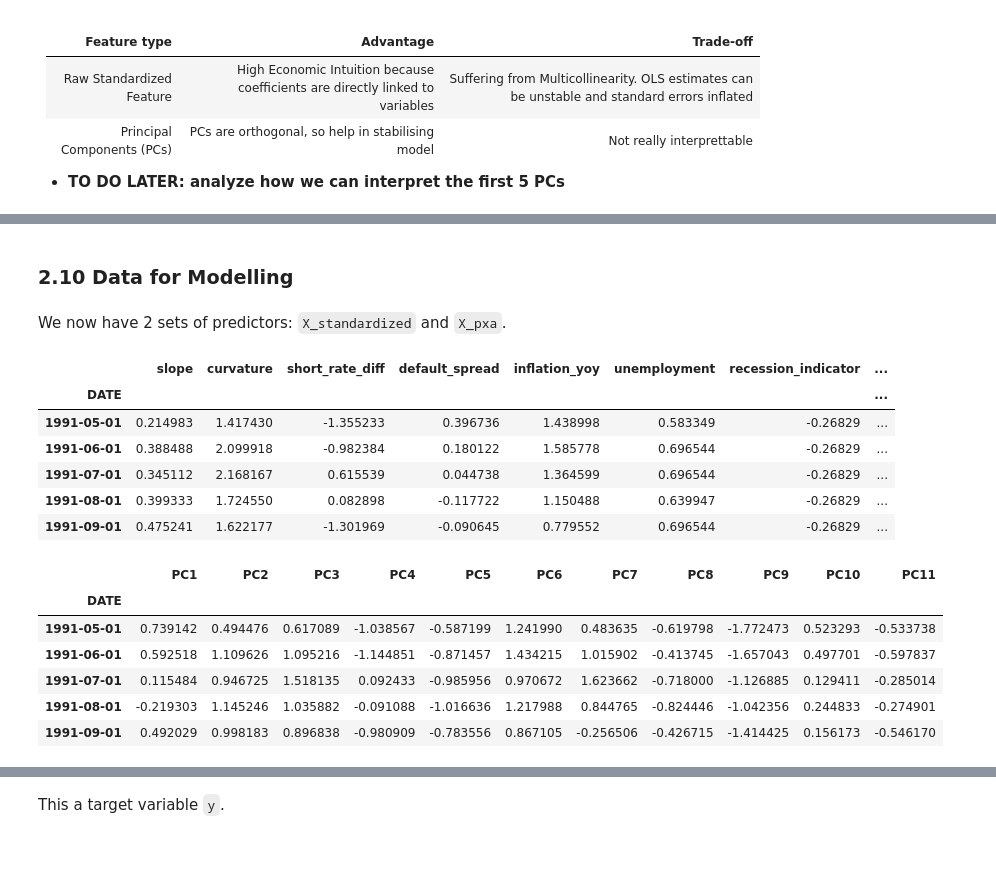
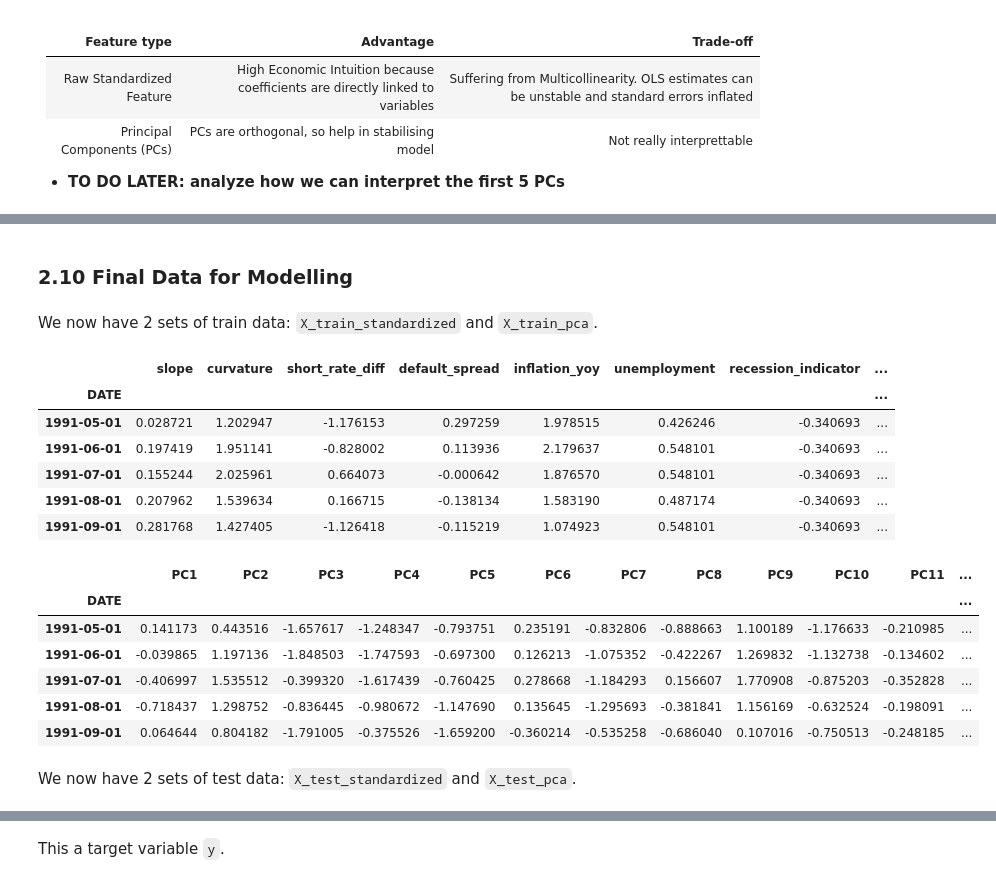
Before and after one commit to nurulputri/Big-Data_US-Treasury-Bonds-Return-Prediction, a Jupyter notebook: US Treasury Bond Return Prediction.ipynb, the cells around one changed output, grey strips where cells are left out. Drawn from its saved outputs; the diff is of its cells as text; code cells hidden in the pictures; blank space fills up the shorter version.

```diff
--- a/US Treasury Bond Return Prediction.ipynb
+++ b/US Treasury Bond Return Prediction.ipynb
@@ -770,14 +771,25 @@ plt.show()
 # %% [markdown]
 make the data to be zero mean and 1 std. this is important for models like OLS (and its variation), and the PCA, because the scale will impact the beta coefficient.
 # %%
+train_size = int(len(df_final) * 0.6)
+
 predictors = ['slope', 'curvature', 'short_rate_diff', 'default_spread', 'inflation_yoy', 'unemployment',
               'recession_indicator', 'industrial_prod_yoy', 'vix_index', 'bond_volatility', 'bond_momentum',
               'excess_return_lag1']
 
+X_raw = df_final[predictors]
+y = df_final['excess_return']
+
+X_train_unscaled = X_raw.iloc[:train_size]
+X_test_unscaled = X_raw.iloc[train_size:]
+y_train = y.iloc[:train_size]
+y_test = y.iloc[train_size:]
+
 # standardize
 scaler = StandardScaler()
-X_standardized = scaler.fit_transform(df_final[predictors])
+X_train_standardized = scaler.fit_transform(X_train_unscaled)
+X_test_standardized = scaler.transform(X_test_unscaled)
 
-# a new dataframe with standardized values
-X_standardized = pd.DataFrame(X_standardized, columns=predictors, index=df_final.index)
+X_train_standardized = pd.DataFrame(X_train_standardized, columns=X_raw.columns, index=X_train_unscaled.index)
+X_test_standardized = pd.DataFrame(X_test_standardized, columns=X_raw.columns, index=X_test_unscaled.index)
 # %%
@@ -799,11 +821,13 @@ Here, we do PCA to transform the predictors into new orthogonal (uncorrelated) p
 # %%
 # fit PCA on standardized features
 pca = PCA()
-pcs = pca.fit_transform(X_standardized)
+X_train_pca = pca.fit_transform(X_train_standardized)
+X_test_pca = pca.transform(X_test_standardized)
 
 # create a df for the PCs
 pc_cols = [f'PC{i+1}' for i in range(len(predictors))]
-X_pca = pd.DataFrame(pcs, columns=pc_cols, index=df_final.index)
+X_train_pca = pd.DataFrame(X_train_pca, columns=pc_cols, index=X_train_standardized.index)
+X_test_pca = pd.DataFrame(X_test_pca, columns=pc_cols, index=X_test_standardized.index)
 # %%
 exp_var_cumul = np.cumsum(pca.explained_variance_ratio_)
 
@@ -879,24 +884,26 @@ X_pca.tail()
-# %% [markdown]
-### 2.10 Data for Modelling
+# %% [markdown]
+### 2.10 Final Data for Modelling
 # %% [markdown]
-We now have 2 sets of predictors: `X_standardized` and `X_pxa`.
+We now have 2 sets of train data: `X_train_standardized` and `X_train_pca`.
 # %%
-X_standardized.head()
+X_train_standardized.head()
 # %% [output]
 |  | slope | curvature | short_rate_diff | default_spread | inflation_yoy | unemployment | recession_indicator | ... |
 | DATE |  |  |  |  |  |  |  | ... |
-| 1991-05-01 | 0.214983 | 1.417430 | -1.355233 | 0.396736 | 1.438998 | 0.583349 | -0.26829 | ... |
-| 1991-06-01 | 0.388488 | 2.099918 | -0.982384 | 0.180122 | 1.585778 | 0.696544 | -0.26829 | ... |
-| 1991-07-01 | 0.345112 | 2.168167 | 0.615539 | 0.044738 | 1.364599 | 0.696544 | -0.26829 | ... |
-| 1991-08-01 | 0.399333 | 1.724550 | 0.082898 | -0.117722 | 1.150488 | 0.639947 | -0.26829 | ... |
-| 1991-09-01 | 0.475241 | 1.622177 | -1.301969 | -0.090645 | 0.779552 | 0.696544 | -0.26829 | ... |
+| 1991-05-01 | 0.028721 | 1.202947 | -1.176153 | 0.297259 | 1.978515 | 0.426246 | -0.340693 | ... |
+| 1991-06-01 | 0.197419 | 1.951141 | -0.828002 | 0.113936 | 2.179637 | 0.548101 | -0.340693 | ... |
+| 1991-07-01 | 0.155244 | 2.025961 | 0.664073 | -0.000642 | 1.876570 | 0.548101 | -0.340693 | ... |
+| 1991-08-01 | 0.207962 | 1.539634 | 0.166715 | -0.138134 | 1.583190 | 0.487174 | -0.340693 | ... |
+| 1991-09-01 | 0.281768 | 1.427405 | -1.126418 | -0.115219 | 1.074923 | 0.548101 | -0.340693 | ... |
 # %%
-X_pca.head()
+X_train_pca.head()
 # %% [output]
-|  | PC1 | PC2 | PC3 | PC4 | PC5 | PC6 | PC7 | PC8 | PC9 | PC10 | PC11 |
-| DATE |  |  |  |  |  |  |  |  |  |  |  |
-| 1991-05-01 | 0.739142 | 0.494476 | 0.617089 | -1.038567 | -0.587199 | 1.241990 | 0.483635 | -0.619798 | -1.772473 | 0.523293 | -0.533738 |
-| 1991-06-01 | 0.592518 | 1.109626 | 1.095216 | -1.144851 | -0.871457 | 1.434215 | 1.015902 | -0.413745 | -1.657043 | 0.497701 | -0.597837 |
-| 1991-07-01 | 0.115484 | 0.946725 | 1.518135 | 0.092433 | -0.985956 | 0.970672 | 1.623662 | -0.718000 | -1.126885 | 0.129411 | -0.285014 |
-| 1991-08-01 | -0.219303 | 1.145246 | 1.035882 | -0.091088 | -1.016636 | 1.217988 | 0.844765 | -0.824446 | -1.042356 | 0.244833 | -0.274901 |
-| 1991-09-01 | 0.492029 | 0.998183 | 0.896838 | -0.980909 | -0.783556 | 0.867105 | -0.256506 | -0.426715 | -1.414425 | 0.156173 | -0.546170 |
+|  | PC1 | PC2 | PC3 | PC4 | PC5 | PC6 | PC7 | PC8 | PC9 | PC10 | PC11 | ... |
+| DATE |  |  |  |  |  |  |  |  |  |  |  | ... |
+| 1991-05-01 | 0.141173 | 0.443516 | -1.657617 | -1.248347 | -0.793751 | 0.235191 | -0.832806 | -0.888663 | 1.100189 | -1.176633 | -0.210985 | ... |
+| 1991-06-01 | -0.039865 | 1.197136 | -1.848503 | -1.747593 | -0.697300 | 0.126213 | -1.075352 | -0.422267 | 1.269832 | -1.132738 | -0.134602 | ... |
+| 1991-07-01 | -0.406997 | 1.535512 | -0.399320 | -1.617439 | -0.760425 | 0.278668 | -1.184293 | 0.156607 | 1.770908 | -0.875203 | -0.352828 | ... |
+| 1991-08-01 | -0.718437 | 1.298752 | -0.836445 | -0.980672 | -1.147690 | 0.135645 | -1.295693 | -0.381841 | 1.156169 | -0.632524 | -0.198091 | ... |
+| 1991-09-01 | 0.064644 | 0.804182 | -1.791005 | -0.375526 | -1.659200 | -0.360214 | -0.535258 | -0.686040 | 0.107016 | -0.750513 | -0.248185 | ... |
+# %% [markdown]
+We now have 2 sets of test data: `X_test_standardized` and `X_test_pca`.
```
Also changed, not shown: parts of 34 cells of this notebook.
